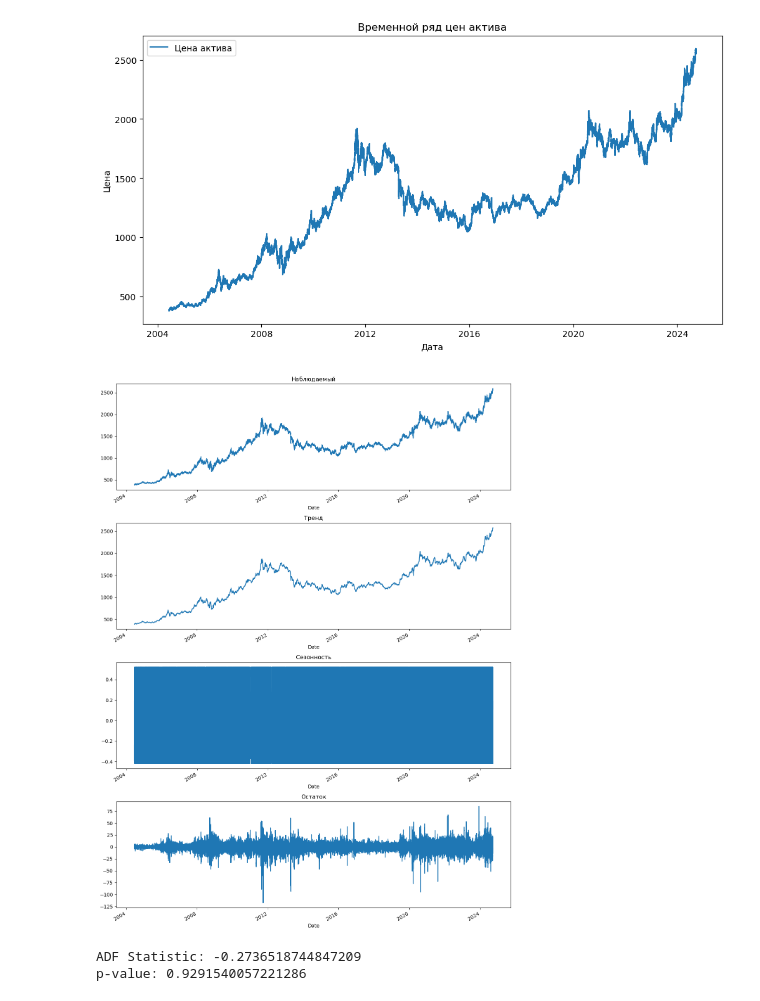
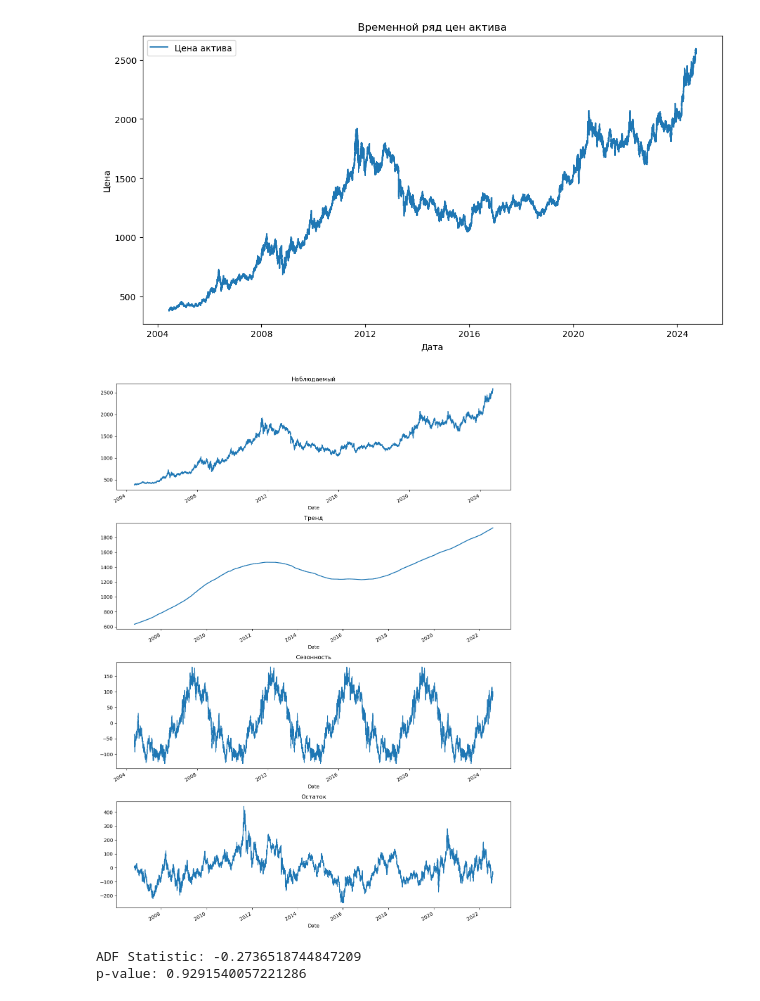
Before and after one commit to ExXxMachine/DL, a Jupyter notebook: LR2.ipynb, the cells around one changed output. Cells and saved outputs as stored; diff of their text form; code cells hidden in the pictures.

```diff
--- a/LR2.ipynb
+++ b/LR2.ipynb
@@ -50,20 +30,20 @@ plt.show()
 [figure]
 # %%
 # 3. Декомпозиция временного ряда
-decomposition = seasonal_decompose(data['Close'], model='additive', period=365)  # Период можно изменить в зависимости от частоты данных
+decomposition = seasonal_decompose(data['Close'], model='additive', period=100000)
 fig, (ax1, ax2, ax3, ax4) = plt.subplots(4, 1, figsize=(12, 16))
 decomposition.observed.plot(ax=ax1)
 ax1.set_title('Наблюдаемый')
 decomposition.trend.plot(ax=ax2)
 ax2.set_title('Тренд')
 decomposition.seasonal.plot(ax=ax3)
 ax3.set_title('Сезонность')
 decomposition.resid.plot(ax=ax4)
 ax4.set_title('Остаток')
 plt.tight_layout()
 plt.show()
 # %% [output]
-[figure, old version]
+[figure, new version]
 # %%
 # 4. Тест на стационарность (тест Дики-Фуллера)
 def adf_test(series):
```
Also changed, not shown: parts of 3 cells of this notebook.
